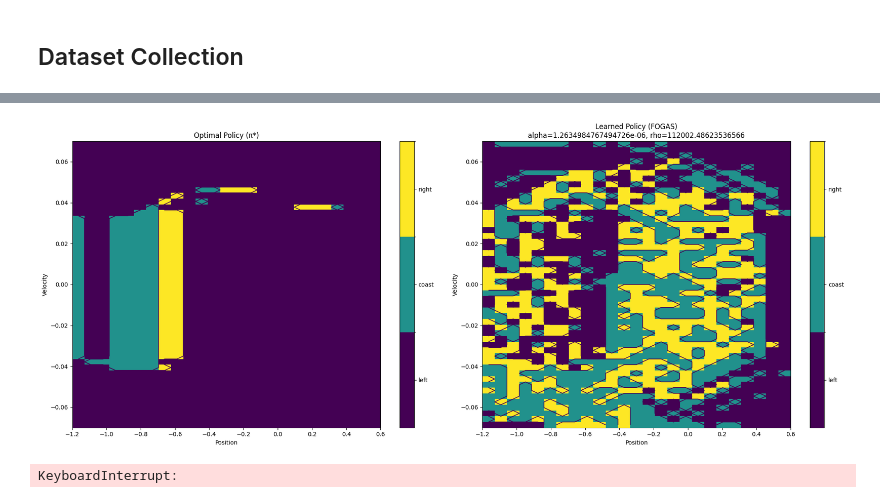
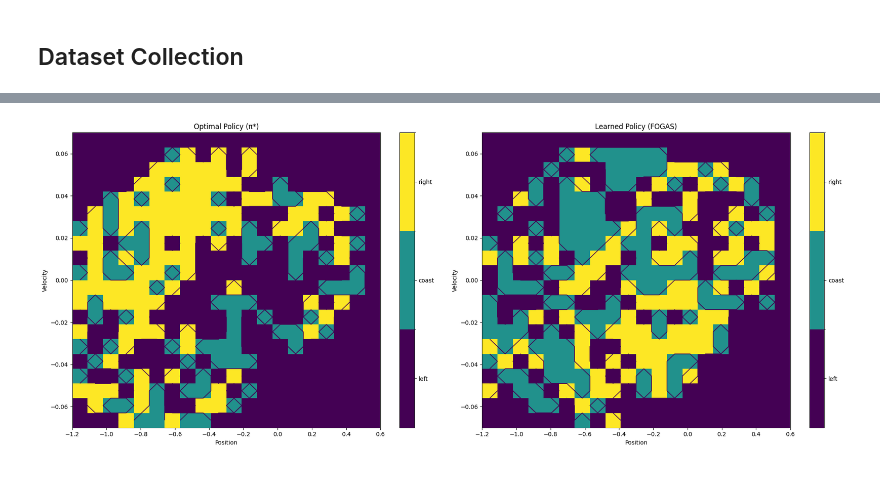
Before and after one commit to maaurod/FOGAS, a Jupyter notebook: testing_vectorized/MountainCar_discretization.ipynb, the cells around one changed output, grey strips where cells are left out. Drawn from its saved outputs; the diff is of its cells as text; code cells hidden in the pictures.

```diff
--- a/testing_vectorized/MountainCar_discretization.ipynb
+++ b/testing_vectorized/MountainCar_discretization.ipynb
@@ -535,7 +638,7 @@ P_flat = torch.from_numpy(P.reshape(N_STATES * N_ACTIONS, N_STATES)).to(dtype=to
 mdp = PolicySolver(
     states=states,
     actions=actions,
-    phi=phi_rbf,
+    phi=phi,
     reward_fn=reward_fn,
     gamma=GAMMA,
     x0=INITIAL_STATE_ID,
@@ -812,7 +1175,7 @@ solver = FOGASSolverVectorized(
     mdp=mdp,
     csv_path=str(DATASET_PATH),
     device=device,
-    beta=1e-3,
+    beta=1e-6,
     seed=seed
 )
 
@@ -831,17 +1193,0 @@ optimizer = FOGASHyperOptimizer(
-# %%
-# 1. Run the solver with your specific parameters
-solver.run(
-    alpha=0.0001,
-    eta=0.00002,
-    rho=0.5,
-    tqdm_print=True,
-    T=50000
-)
-
-# 2. Get and display the final reward using the evaluator
-reward = evaluator.final_reward()
-print(f"\nOptimization Finished.")
-print(f"Final Scalar Reward: {reward}")
-
-# 3. Alternatively, for a more detailed comparison against the optimal:
-evaluator.compare_final_rewards()
@@ -880,47 +1194,42 @@ State 8: V*(x) = -31.055091 | V^π(x) = -35.194569 | Δ = -4.139478e+00
 # %%
+# 1. Run the solver with your specific parameters
+solver.run(
+    alpha=0.001,
+    eta=0.0002,
+    rho=0.5,
+    tqdm_print=True,
+    T=50000
+)
+
 # 1. Create a side-by-side figure
 fig, axes = plt.subplots(1, 2, figsize=(20, 8))
 
 # 2. Plot the Optimal Policy on the first axis
 plot_policy(
-    mdp.pi_star,
+    pi_matrix_ql,
     N_STATES, N_ACTIONS, STATE_BINS, BIN_CENTERS, BIN_EDGES,
     state_id_to_multi_bin,
     CORE_STATE_COUNT=int(np.prod(STATE_BINS)),
     title="Optimal Policy (π*)",
     ax=axes[0]
 )
 
-# 3. Plot the FOGAS Policy on the second axis
-# solver.pi contains the policy learned after your run() call
+# From learned Q-table -> greedy deterministic policy matrix
+greedy_fogas = torch.argmax(solver.pi, dim=1)
+
+fogas_policy = torch.zeros((N_STATES, N_ACTIONS), dtype=torch.float64)
+fogas_policy[torch.arange(N_STATES), greedy_fogas] = 1.0
+
 plot_policy(
-    solver.pi,
+    fogas_policy,
     N_STATES, N_ACTIONS, STATE_BINS, BIN_CENTERS, BIN_EDGES,
     state_id_to_multi_bin,
     CORE_STATE_COUNT=int(np.prod(STATE_BINS)),
-    title=f"Learned Policy (FOGAS)\nalpha={solver.alpha}, rho={solver.rho}",
+    title=f"Learned Policy (FOGAS)",
     ax=axes[1]
 )
 
 plt.tight_layout()
 plt.show()
 # %% [output]
-[figure, old version]
+[figure, new version]
-# %%
-# 4. Run Hyperparameter Optimization (Example: tuning rho and alpha)
-# This will run the solver multiple times to find the best settings
-optimization_results = optimizer.optimize_fogas_hyperparameters(
-    order=("rho", "alpha"),
-    num_runs=1,
-    print_main=True
-)
-
-# 5. Analyze Reward Approximation
-# MountainCar doesn't have walls/pits, and the goal is GOAL_STATE_ID
-# We set show_plot=False because the internal plotter assumes a square grid
-evaluator.analyze_reward_approximation(
-    goal=GOAL_STATE_ID,
-    show_plot=False
-)
-# %% [output]
-KeyboardInterrupt:
```
Also changed, not shown: parts of 28 cells of this notebook, 4 other files.
